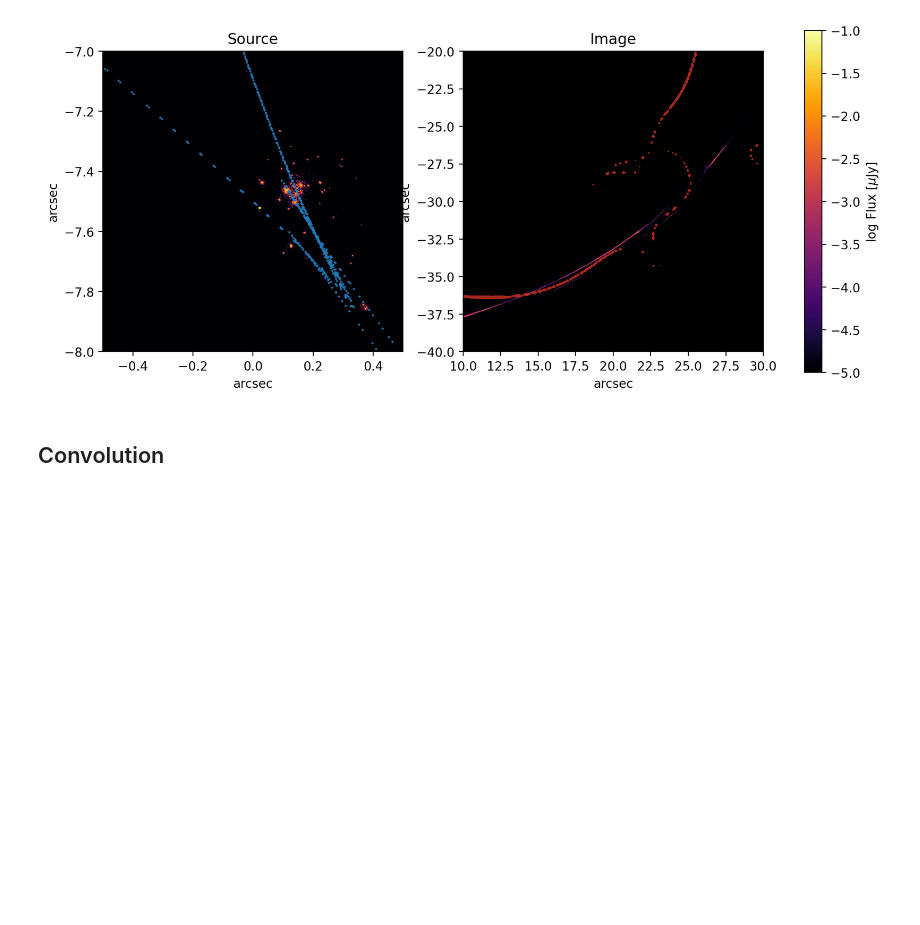
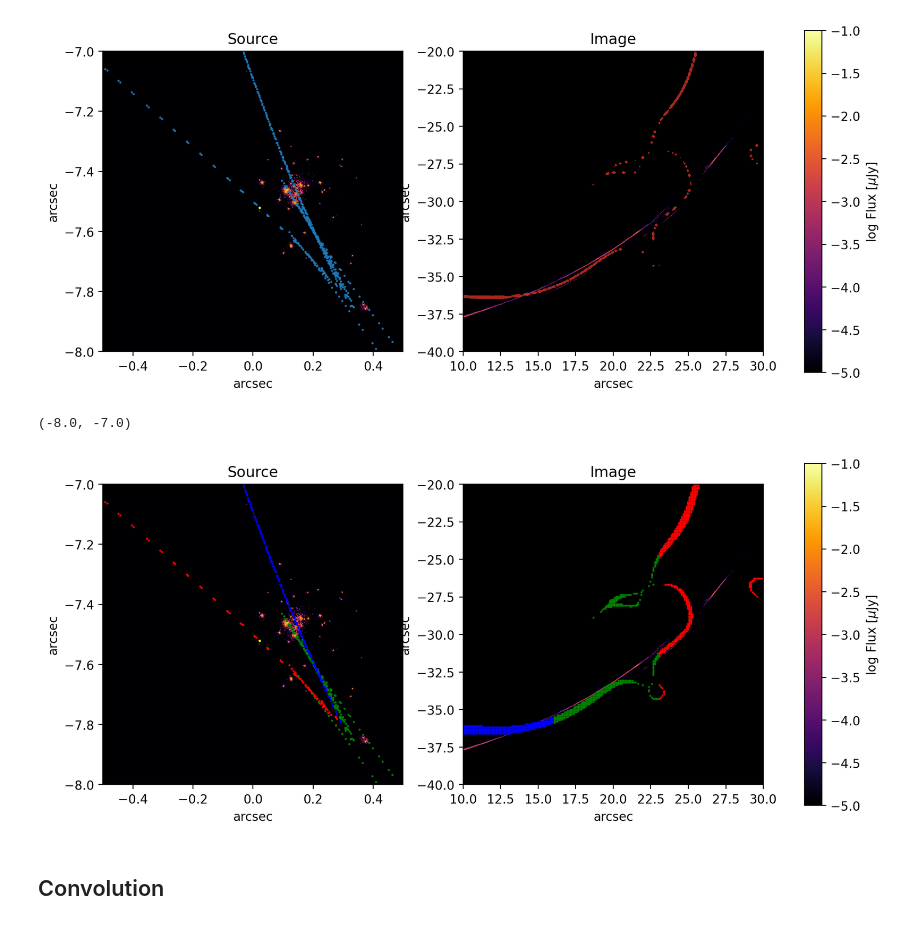
Before and after one commit to syp2001/gravitational-lensing, a Jupyter notebook: Lensing.ipynb, the cells around one changed output. Drawn from its saved outputs; the diff is of its cells as text; code cells hidden in the pictures; blank space fills up the shorter version.

Commit message:
color coded caustics

```diff
--- a/Lensing.ipynb
+++ b/Lensing.ipynb
@@ -257,3 +293,53 @@ ax[0].set_ylim([-8,-7])
+# %%
+magnif3_x = magnif_line_x[magnif_line_x < 16]
+magnif3_y = magnif_line_y[magnif_line_x < 16]
+magnif3 = np.column_stack((magnif3_y, magnif3_x))
+
+magnif_grid3 = change_coordinates(magnif3, \
+                                 center = (-30,-20), \
+                                 fov = reco_image_fov, \
+                                 scale = detector_arcsec_per_pxl)
+caustic3_y = ndimage.map_coordinates(traced_source_plane.native[:,:,0], magnif_grid3, order=1, cval=float('nan'))
+caustic3_x = ndimage.map_coordinates(traced_source_plane.native[:,:,1], magnif_grid3, order=1, cval=float('nan'))
+# %%
+galaxy_center = (0,0.15) # relative to center of source plane
+galaxy_angle = 5
+
+# rotate and shift image
+transform = transform_image(galaxy_image, galaxy_angle, galaxy_center, galaxy_image.pixel_scale)
+
+# lens image
+lensed_image = ndimage.map_coordinates(transform, traced_grid, order=1, cval=float('nan'))
+lensed_image = np.reshape(lensed_image, (-1, int(reco_image_fov / detector_arcsec_per_pxl)))
+
+# plot source image
+fig, ax = plt.subplots(1, 2, figsize=(12, 5), dpi=200)
+
+# ax[1].contourf(X,Y,magnif.native,levels=[1000,100000],zorder=2, \
+#                            cmap="Reds",alpha=0.7,vmax=80000)
+
+# plot magnification line on image plane
+ax[1].scatter(magnif1_x,magnif1_y,s=0.4, color='red')
+ax[1].scatter(magnif2_x,magnif2_y,s=0.4, color='green')
+ax[1].scatter(magnif3_x,magnif3_y,s=0.4, color='blue')
+
+im1 = plot_image(transform,source_center,source_fov,ax[0],"Source")
+im2 = plot_image(lensed_image,image_center,reco_image_fov,ax[1],"Image")
+fig.colorbar(im2, ax=ax, label="log Flux [$\mu$Jy]")
+
+# plot center of source plane
+ax[0].scatter(source_center[1],source_center[0],color="yellow",s=1)
+
+# plot caustic on source plane
+ax[0].scatter(caustic1_x,caustic1_y,s=0.5, color="red")
+ax[0].scatter(caustic2_x,caustic2_y,s=0.5, color="green")
+ax[0].scatter(caustic3_x,caustic3_y,s=0.5, color="blue")
+#ax[0].scatter(caustic_x,caustic_y,s=0.5)
+ax[0].set_xlim([-0.5,0.5])
+ax[0].set_ylim([-8,-7])
+# %% [output]
+(-8.0, -7.0)
+[figure, added]
 # %% [markdown]
 ## Convolution
 # %%
```
Also changed, not shown: parts of 7 cells of this notebook.
